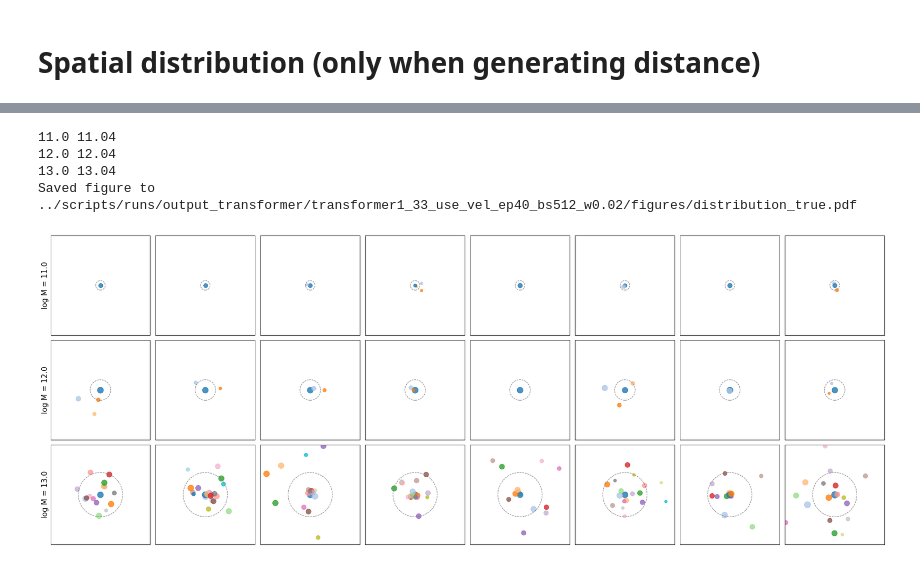
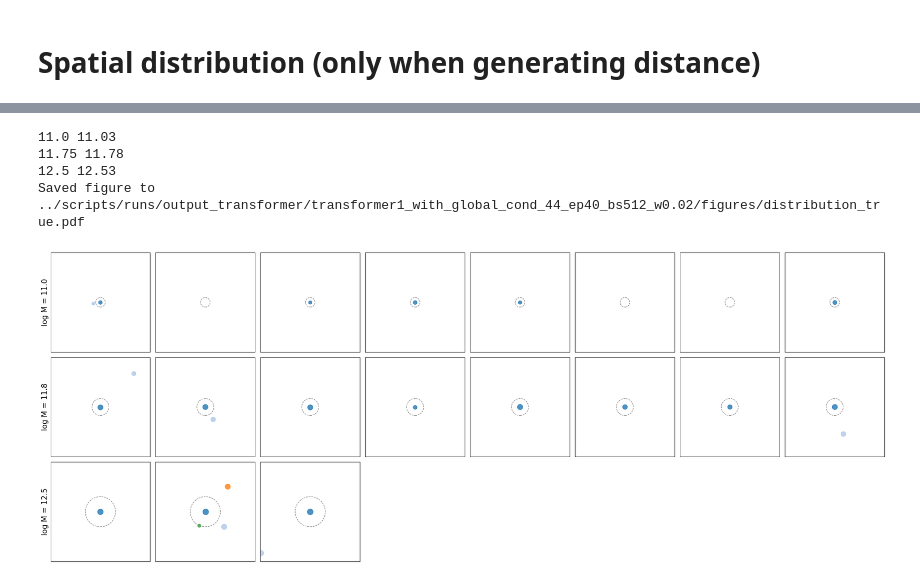
Before and after one commit to knmoriwaki/cosmoglint, a Jupyter notebook: notebooks/quick_check_halo_global_cond.ipynb, the cells around one changed output, grey strips where cells are left out. Drawn from its saved outputs; the diff is of its cells as text; code cells hidden in the pictures.

```diff
--- a/notebooks/quick_check_halo_global_cond.ipynb
+++ b/notebooks/quick_check_halo_global_cond.ipynb
@@ -694,7 +698,7 @@ for i in range(max_length_to_show):
                 hist_range = [[0,1],[0,1]]
                 extent = [0,1,0,1]
 
-                hist_t = np.histogram2d(x_true, y_true, bins=20, range=hist_range)
+                hist_t = np.histogram2d(x_true_iparam, y_true_iparam2, bins=20, range=hist_range)
                 if len(x_true) > 0 and np.sum(hist_t[0]) > 0:
                     grid_data, levels = compute_contour_levels(hist_t[0])
                     plt.contour(grid_data.T, extent=extent, colors=colors_red, levels=levels)
@@ -827,6 +870,8 @@ ValueError: cannot reshape array of size 792 into shape (50,4)
 # Probability distribution
 # %%
 import matplotlib.gridspec as gridspec
+
+generated_flat = generated.reshape(-1,4)
 
 cmap = plt.get_cmap("tab20")
 colors = [cmap(i) for i in range(20)] * 10
@@ -870,7 +915,7 @@ def show_prob(prob, generated, length, iparam=0, title=None, ylim=(0, 0.18), log
 
     convert = False if iparam == 2 else True
     val_phys = normalize( np.linspace(0, 1, opt.num_features_out), opt.output_features[iparam], opt.norm_param_dict, inverse=True, convert=convert)
-    gen_phys = normalize( generated[:,iparam], opt.output_features[iparam], opt.norm_param_dict, inverse=True, convert=convert)
+    gen_phys = normalize( generated_flat[:,iparam], opt.output_features[iparam], opt.norm_param_dict, inverse=True, convert=convert)
 
     if iparam != 2:
         ax.set_xscale("log")
@@ -962,9 +1007,16 @@ x_test_physical_unit = 12.00
 x_test = np.array([10**x_test_physical_unit] * 10)
 x_test = normalize(x_test, opt.input_features[0], opt.norm_param_dict)
 x_test = torch.tensor(x_test, dtype=torch.float32).to(device)
-global_cond = global_params[:len(x_test)]
+single_param = global_params_np[irun]
+global_params_all_np = np.tile(single_param, (len(x_test), 1))
+global_params_new = torch.tensor(global_params_all_np).float().to(device)
+global_cond = global_params_new[:len(x_test)]
 
 generated_test, prob = model.generate(x_test, global_cond=global_cond, prob_threshold=1e-5) #max_ids=max_ids)
+if opt.use_flat_representation:
+    generated_test = generated_test.reshape(-1, opt.max_length, opt.num_features_in)
+    prob = prob.reshape(-1, opt.max_length, opt.num_features_in, opt.num_features_out)
+
 generated_test = generated_test.detach().cpu().numpy()
 prob = prob.detach().cpu().numpy()
 
@@ -1011,24 +1101,28 @@ y_true_test = y_true[indices]
 
 x_test = torch.tensor(x_true_test, dtype=torch.float32).to(device)
 y_test = torch.tensor(y_true_test, dtype=torch.float32).to(device)
-global_cond = global_params[:len(x_test)]
+x_test_subset = x_test[:10]
+y_test_subset = y_test[:10]
+global_cond = global_params_new[:len(x_test)]
 
-_, prob = model.generate(x_test, global_cond=global_cond, seq=y_test, prob_threshold=1e-5) #max_ids=max_ids)
+_, prob = model.generate(x_test_subset, global_cond=global_cond, seq=y_test_subset, prob_threshold=1e-5) #max_ids=max_ids)
+if opt.use_flat_representation:
+    generated_test = generated_test.reshape(-1, opt.max_length, opt.num_features_in)
+    prob = prob.reshape(-1, opt.max_length, opt.num_features_in, opt.num_features_out)
 prob = prob.detach().cpu().numpy()
 
 threshold = normalize(1e-3, opt.output_features[0], opt.norm_param_dict)
 length_generated_test = calc_length(y_true_test, threshold)
 
 for i, (x, y) in enumerate(zip(x_test, y_true_test)):
-    for iparam in range(opt.num_features_in):
-
+    for iparam in range(len(opt.output_features)):#opt.num_features_in):
         if i < 2:
             if iparam == 0:
                 title = r"$M\  =\ 10^{%.0f}\ \rm M_\odot$" % (x_test_physical_unit)
             else:
                 title = None
 
-            show_prob(prob[i], y, length_generated_test[i], iparam=iparam, title=title, tag="_true", sample_label="True values") #, log_scale=True)
+            show_prob(prob[i], y, length_generated_test[i], iparam=iparam, title=title, tag="_true", sample_label="True values")
 # %% [output]
 Saved figure to ../scripts/runs/output_transformer/transformer1_with_global_cond_44_ep40_bs512_w0.02/figures/prob_true_sfr.pdf
 Saved figure to ../scripts/runs/output_transformer/transformer1_with_global_cond_44_ep40_bs512_w0.02/figures/prob_true_d.pdf
@@ -1091,11 +1185,11 @@ def show_distribution(gen, length, x_physical_unit, panel_id=[1,1,1], xmax_to_sh
         g = g[:length[i]]
         s = g[:,0] * 200
 
-        g = normalize(g, opt.output_features, opt.norm_param_dict, inverse=True)
+        g = normalize(g, opt.output_features[0], opt.norm_param_dict, inverse=True)
 
-        d = g[:,1]
-        vr = g[:,2]
-        vt = g[:,3]
+        d = g[:,1] if g.shape[1]>1 else np.zeros_like(s)
+        vr = g[:,2] if g.shape[1]>2 else np.zeros_like(s)
+        vt = g[:,3] if g.shape[1]>3 else np.zeros_like(s)
 
         phi = np.random.uniform(0, 2*np.pi, len(s))
         theta = np.arccos(np.random.uniform(-1, 1, len(s)))
@@ -1142,9 +1236,9 @@ for i, x_physical_unit in enumerate(x_phys_list):
         length_gen_test = length_generated_test
     else:
         x_test = np.array( [10 ** x_physical_unit] * 10 )
-        x_test = normalize(x_test, opt.input_features, opt.norm_param_dict)
+        x_test = normalize(x_test, opt.input_features[0], opt.norm_param_dict)
         x_test = torch.tensor(x_test, dtype=torch.float32).to(device)
-        globla_cond = global_params[:len(x_test)]
+        global_cond = global_params[:len(x_test)]
 
         gen_test, _ = model.generate(x_test, global_cond=global_cond, prob_threshold=1e-5) #, max_ids=max_ids)
         gen_test = gen_test.detach().cpu().numpy()
@@ -1163,37 +1263,37 @@ torch.cuda.manual_seed(seed)
 torch.backends.cudnn.deterministic = True
 torch.backends.cudnn.benchmark = False
 
 ## Distribution of true galaxies
 _nbins = 100
 _xbins = np.linspace(0, 1, _nbins+1)
-_xbins_physical_unit = normalize(np.repeat(_xbins[:,None], len(opt.input_features), axis=-1), opt.input_features, opt.norm_param_dict, inverse=True, convert=False)
+_xbins_physical_unit = normalize(np.repeat(_xbins[:,None], len(opt.input_features), axis=-1), opt.input_features[0], opt.norm_param_dict, inverse=True, convert=False)
 _xbin_indices_true = np.digitize(x_true, _xbins) - 1 # (num_samples,)
 
 list_to_show = [0, 25, 50] #, 74, 75]
 ncols = 8
 nrows = len(list_to_show)
 plt.figure(figsize=(ncols*3, nrows*3))
 plt.subplots_adjust(hspace=0.1, wspace=0.1)
 panel_id = 1
 for count, i in enumerate(list_to_show):
     x_physical_unit = _xbins_physical_unit[i,0]
     print(_xbins_physical_unit[i,0], _xbins_physical_unit[i+1,0])
     mask = np.where(_xbin_indices_true == i)[0]
 
     ynow = y_true[mask]
-    len_now = length_true[mask]
+    len_now = calc_length(ynow, threshold)#length_true[mask]
 
     indices = np.random.permutation(len(ynow))
     ynow= ynow[indices]
     len_now = len_now[indices]
 
     show_distribution(ynow[:ncols], len_now, x_physical_unit, panel_id=(nrows, ncols, panel_id), ylabel="log M = {:.1f}".format(x_physical_unit))
     panel_id = panel_id + ncols
 
 my_savefig("{}/distribution_true.pdf".format(output_dir))
 # %% [output]
-11.0 11.04
-12.0 12.04
-13.0 13.04
-Saved figure to ../scripts/runs/output_transformer/transformer1_33_use_vel_ep40_bs512_w0.02/figures/distribution_true.pdf
+11.0 11.03
+11.75 11.78
+12.5 12.53
+Saved figure to ../scripts/runs/output_transformer/transformer1_with_global_cond_44_ep40_bs512_w0.02/figures/distribution_true.pdf
-[figure, old version]
+[figure, new version]
```
Also changed, not shown: parts of 10 cells of this notebook, 3 other files.
